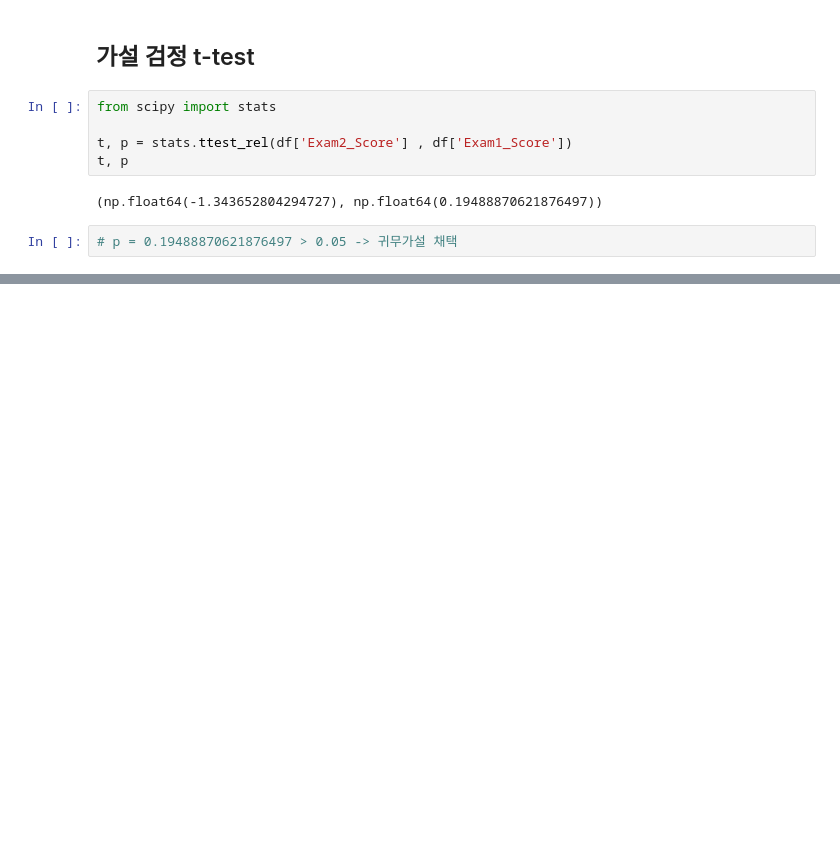
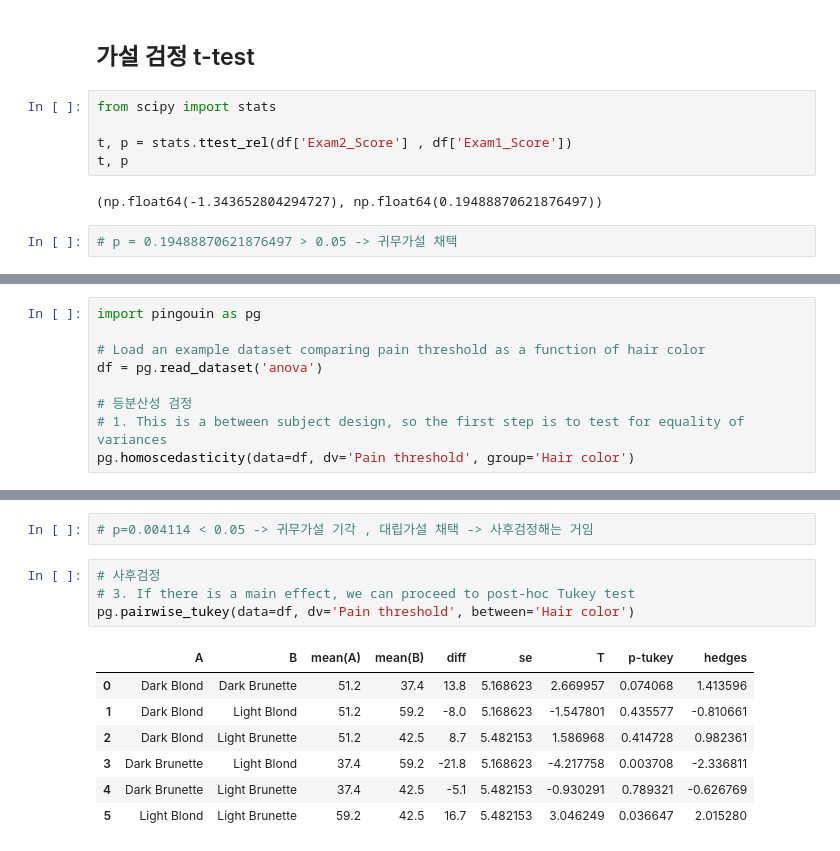
Before and after one commit to dsleslie/iMDGBA, a Jupyter notebook: 03_statistics/02_241008.ipynb, the cells around one changed output, grey strips where cells are left out. Drawn from its saved outputs; the diff is of its cells as text; blank space fills up the shorter version.

```diff
--- a/03_statistics/02_241008.ipynb
+++ b/03_statistics/02_241008.ipynb
@@ -83,0 +126,9 @@ t, p
+# %%
+import pingouin as pg
+
+# Load an example dataset comparing pain threshold as a function of hair color
+df = pg.read_dataset('anova')
+
+# 등분산성 검정
+# 1. This is a between subject design, so the first step is to test for equality of variances
+pg.homoscedasticity(data=df, dv='Pain threshold', group='Hair color')
@@ -83,0 +145,14 @@ t, p
+# %%
+# p=0.004114 < 0.05 -> 귀무가설 기각 , 대립가설 채택 -> 사후검정해는 거임
+# %%
+# 사후검정
+# 3. If there is a main effect, we can proceed to post-hoc Tukey test
+pg.pairwise_tukey(data=df, dv='Pain threshold', between='Hair color')
+# %% [output]
+|  | A | B | mean(A) | mean(B) | diff | se | T | p-tukey | hedges |
+| 0 | Dark Blond | Dark Brunette | 51.2 | 37.4 | 13.8 | 5.168623 | 2.669957 | 0.074068 | 1.413596 |
+| 1 | Dark Blond | Light Blond | 51.2 | 59.2 | -8.0 | 5.168623 | -1.547801 | 0.435577 | -0.810661 |
+| 2 | Dark Blond | Light Brunette | 51.2 | 42.5 | 8.7 | 5.482153 | 1.586968 | 0.414728 | 0.982361 |
+| 3 | Dark Brunette | Light Blond | 37.4 | 59.2 | -21.8 | 5.168623 | -4.217758 | 0.003708 | -2.336811 |
+| 4 | Dark Brunette | Light Brunette | 37.4 | 42.5 | -5.1 | 5.482153 | -0.930291 | 0.789321 | -0.626769 |
+| 5 | Light Blond | Light Brunette | 59.2 | 42.5 | 16.7 | 5.482153 | 3.046249 | 0.036647 | 2.015280 |
```
Also changed, not shown: parts of 10 cells of this notebook.
